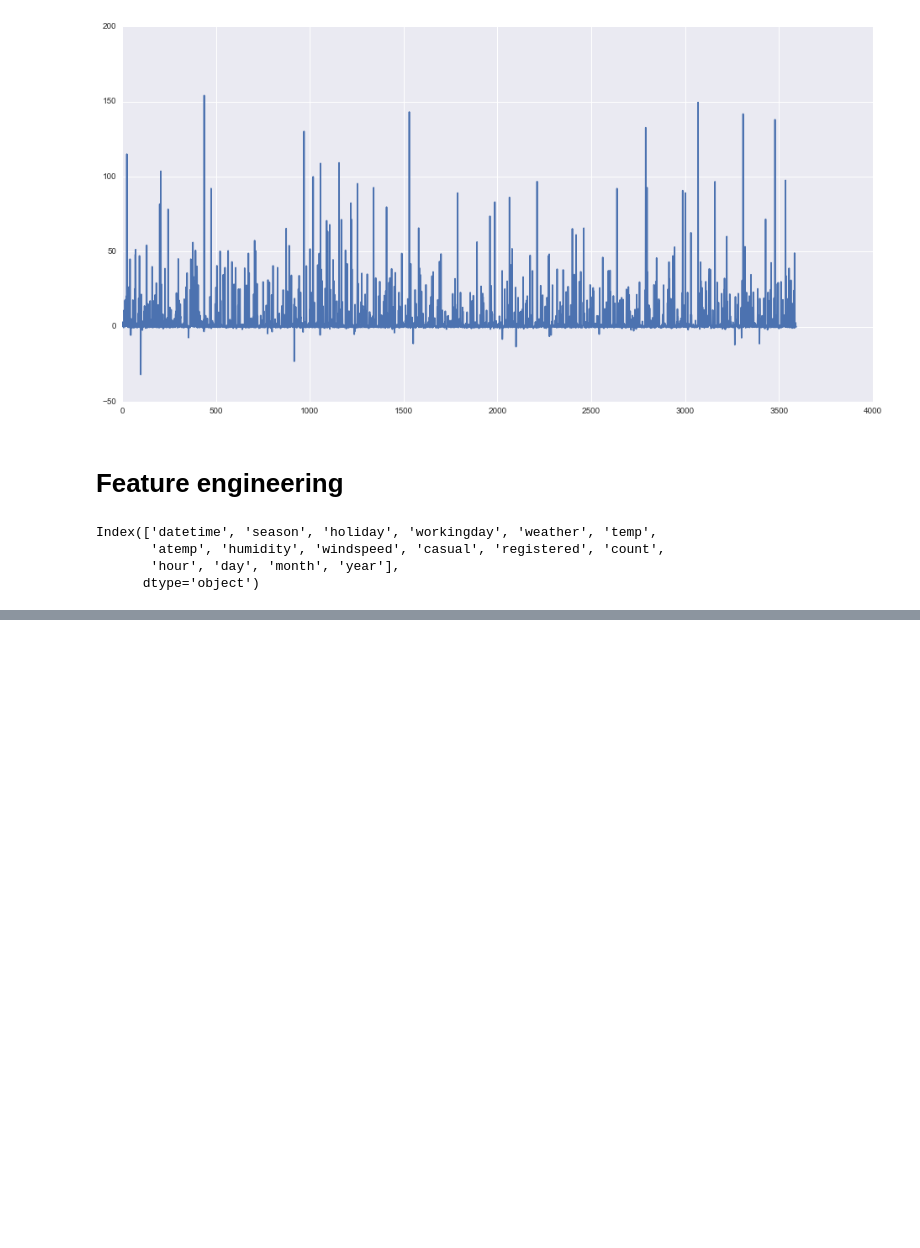
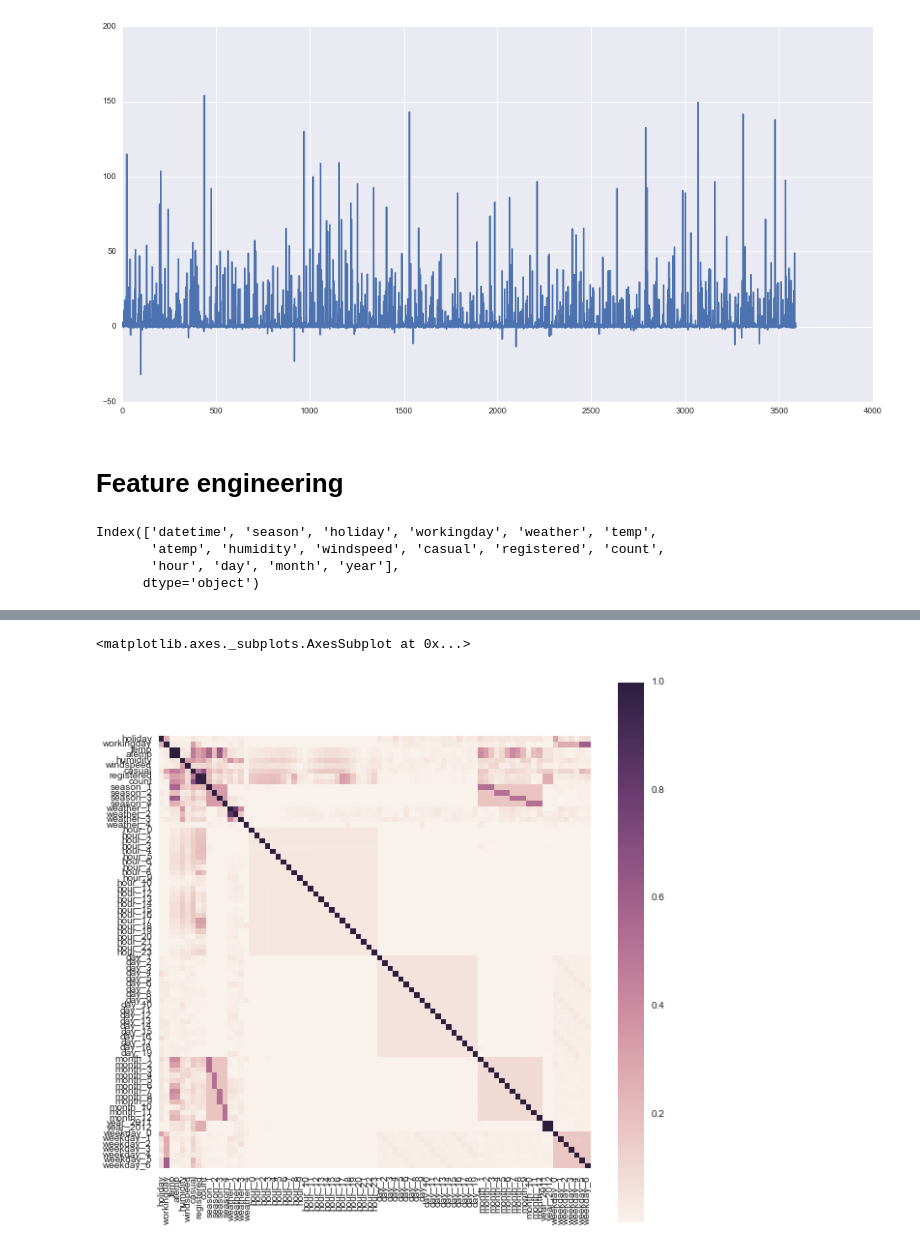
Before and after one commit to senior-sigan/ML_Competitions, a Jupyter notebook: kaggle_bike-sharing-demand/step_1_investigate.ipynb, the cells around one changed output, grey strips where cells are left out. Saved outputs shown, nothing was run; the diff lists cells and outputs as text; code cells hidden in the pictures; blank space fills up the shorter version.

```diff
--- a/kaggle_bike-sharing-demand/step_1_investigate.ipynb
+++ b/kaggle_bike-sharing-demand/step_1_investigate.ipynb
@@ -410,0 +454,11 @@ describeCoeff(clf, X)
+# %%
+train['season'] = train['season'].astype('category')
+train['weather'] = train['weather'].astype('category')
+train['weekday'] = train['weekday'].astype('category')
+train['year'] = train['year'].astype('category')
+train['month'] = train['month'].astype('category')
+train['hour'] = train['hour'].astype('category')
+train['day'] = train['day'].astype('category')
+train['holiday'] = train['holiday'].astype('bool')
+train['workingday'] = train['workingday'].astype('bool')
+train.info()
@@ -410,0 +483,3 @@ describeCoeff(clf, X)
+# %%
+train_dummy = pd.get_dummies(train, columns=['season', 'weather', 'hour', 'day', 'month', 'year', 'weekday'])
+train_dummy.head()
@@ -410,0 +494,6 @@ describeCoeff(clf, X)
+# %%
+plt.subplots(figsize=(10,10))
+sns.heatmap(np.abs(train_dummy.corr()), square=True)
+# %% [output]
+<matplotlib.axes._subplots.AxesSubplot at 0x...>
+[figure, added]
```
Also changed, not shown: parts of 37 cells of this notebook.
